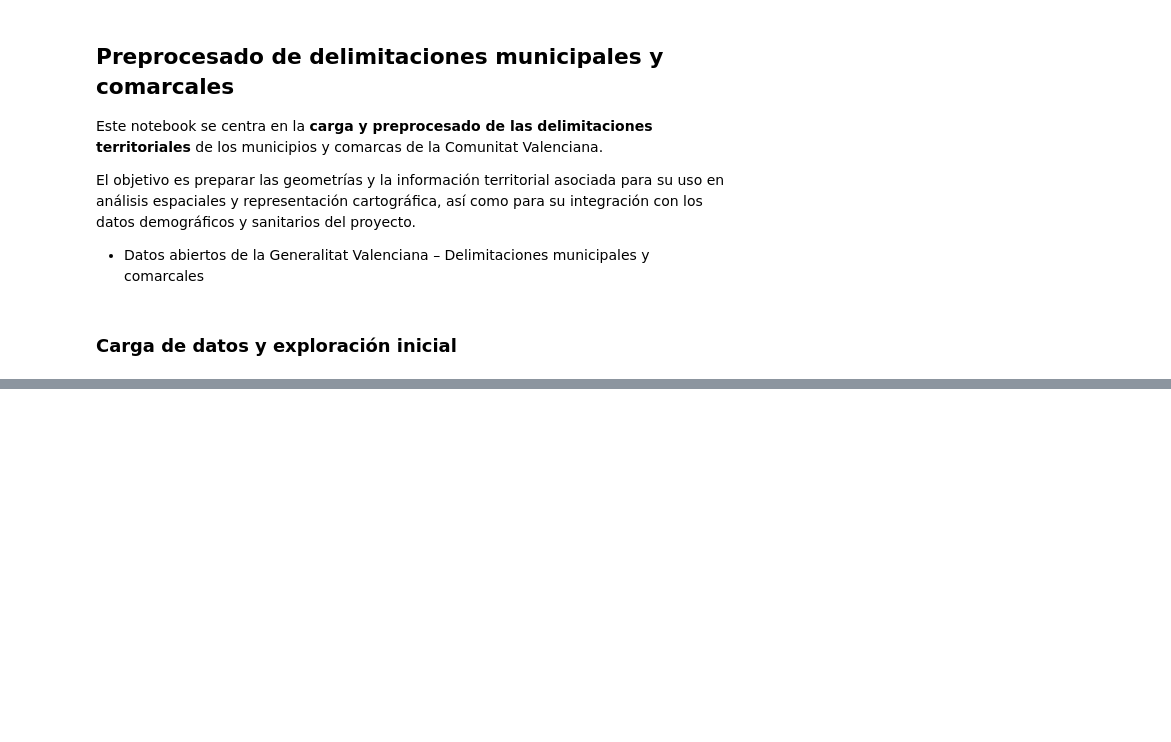
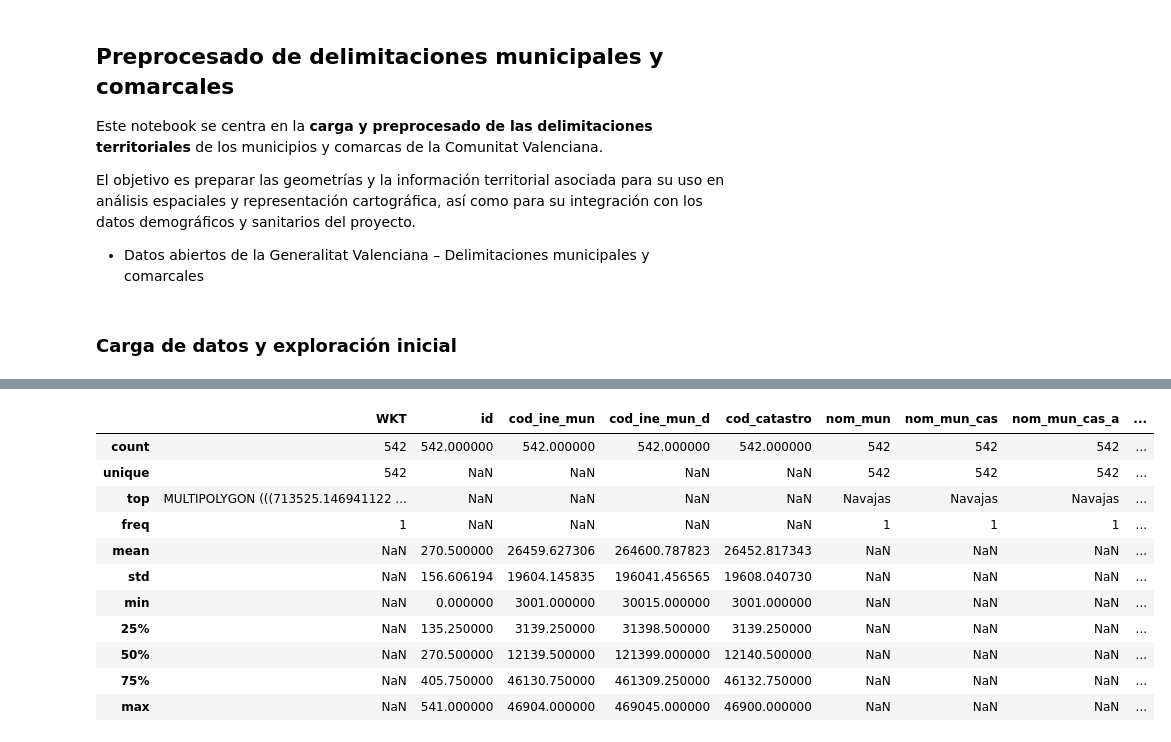
Before and after one commit to nt33/PRVD-Proyecto_Salud, a Jupyter notebook: 01-preprocesado/datos_municipios.ipynb, the cells around one changed output, grey strips where cells are left out. Saved outputs shown, nothing was run; the diff lists cells and outputs as text; code cells hidden in the pictures; blank space fills up the shorter version.

Commit message:
Preprocesado el segundo dataset de municipios

```diff
--- a/01-preprocesado/datos_municipios.ipynb
+++ b/01-preprocesado/datos_municipios.ipynb
@@ -12,5 +12,6 @@ import pandas as pd
 # %% [markdown]
 ### Carga de datos y exploración inicial
 # %%
-comarca_datos = pd.read_csv('../data/raw/GVA-municipios-delimitaciones.csv', sep=',')
+# Crear dataframe de municipios
+municipios_raw = pd.read_csv('../data/raw/GVA-municipios-delimitaciones.csv', sep=',')
 # %%
@@ -31,0 +82,16 @@ comarca_datos
+# %%
+# Descripción estadística del dataset
+municipios_raw.describe(include='all')
+# %% [output]
+|  | WKT | id | cod_ine_mun | cod_ine_mun_d | cod_catastro | nom_mun | nom_mun_cas | nom_mun_cas_a | ... |
+| count | 542 | 542.000000 | 542.000000 | 542.000000 | 542.000000 | 542 | 542 | 542 | ... |
+| unique | 542 | NaN | NaN | NaN | NaN | 542 | 542 | 542 | ... |
+| top | MULTIPOLYGON (((713525.146941122 ... | NaN | NaN | NaN | NaN | Navajas | Navajas | Navajas | ... |
+| freq | 1 | NaN | NaN | NaN | NaN | 1 | 1 | 1 | ... |
+| mean | NaN | 270.500000 | 26459.627306 | 264600.787823 | 26452.817343 | NaN | NaN | NaN | ... |
+| std | NaN | 156.606194 | 19604.145835 | 196041.456565 | 19608.040730 | NaN | NaN | NaN | ... |
+| min | NaN | 0.000000 | 3001.000000 | 30015.000000 | 3001.000000 | NaN | NaN | NaN | ... |
+| 25% | NaN | 135.250000 | 3139.250000 | 31398.500000 | 3139.250000 | NaN | NaN | NaN | ... |
+| 50% | NaN | 270.500000 | 12139.500000 | 121399.000000 | 12140.500000 | NaN | NaN | NaN | ... |
+| 75% | NaN | 405.750000 | 46130.750000 | 461309.250000 | 46132.750000 | NaN | NaN | NaN | ... |
+| max | NaN | 541.000000 | 46904.000000 | 469045.000000 | 46900.000000 | NaN | NaN | NaN | ... |
```
Also changed, not shown: parts of 16 cells of this notebook, 1 other file.
